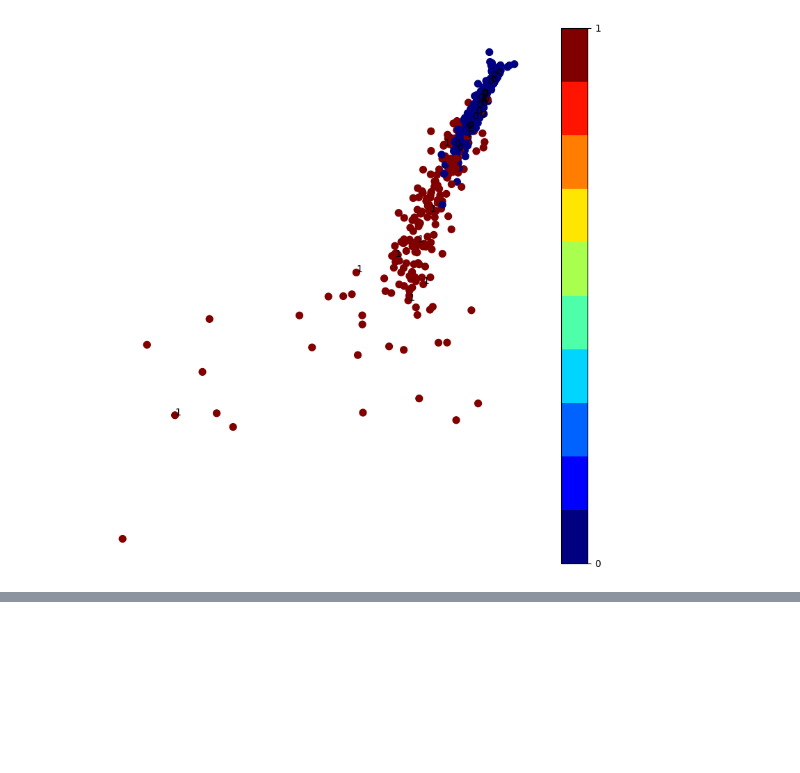
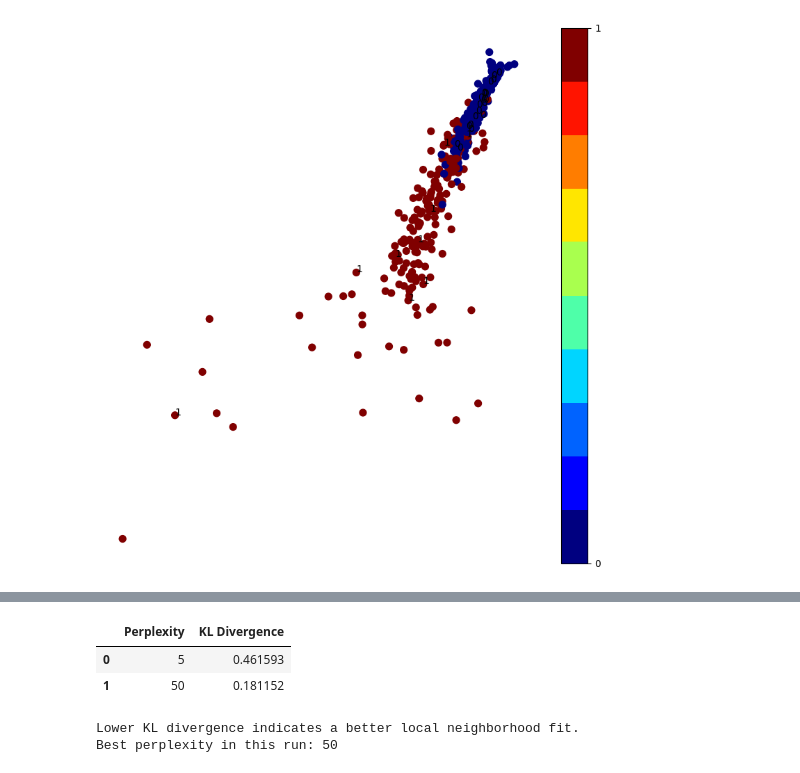
Before and after one commit to TETRAWasTaken/Machine-Learning, a Jupyter notebook: Unsupervised-Learning/TSNE and MDS/t-SNE_1.ipynb, the cells around one changed output, grey strips where cells are left out. Saved outputs shown, nothing was run; the diff lists cells and outputs as text; code cells hidden in the pictures; blank space fills up the shorter version.

```diff
--- a/Unsupervised-Learning/TSNE and MDS/t-SNE_1.ipynb
+++ b/Unsupervised-Learning/TSNE and MDS/t-SNE_1.ipynb
@@ -142,0 +153,19 @@ AttributeError: 'numpy.ndarray' object has no attribute 'fit_transform'
+# %%
+results = pd.DataFrame({
+    "Perplexity": [perplexity_low, perplexity_high],
+    "KL Divergence": [tsne_low.kl_divergence_, tsne_high.kl_divergence_]
+})
+
+display.display(results)
+
+best_idx = results["KL Divergence"].idxmin()
+best_perplexity = results.loc[best_idx, "Perplexity"]
+
+print(f"Lower KL divergence indicates a better local neighborhood fit.")
+print(f"Best perplexity in this run: {best_perplexity}")
+# %% [output]
+|  | Perplexity | KL Divergence |
+| 0 | 5 | 0.461593 |
+| 1 | 50 | 0.181152 |
+Lower KL divergence indicates a better local neighborhood fit.
+Best perplexity in this run: 50
```
Also changed, not shown: parts of 1 cell of this notebook, 2 other files.
